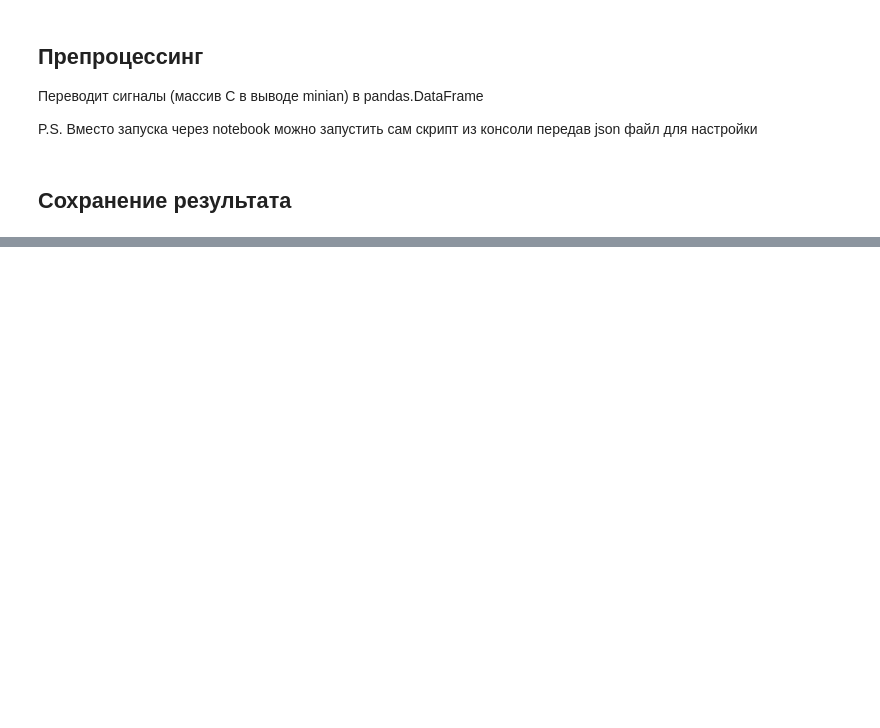
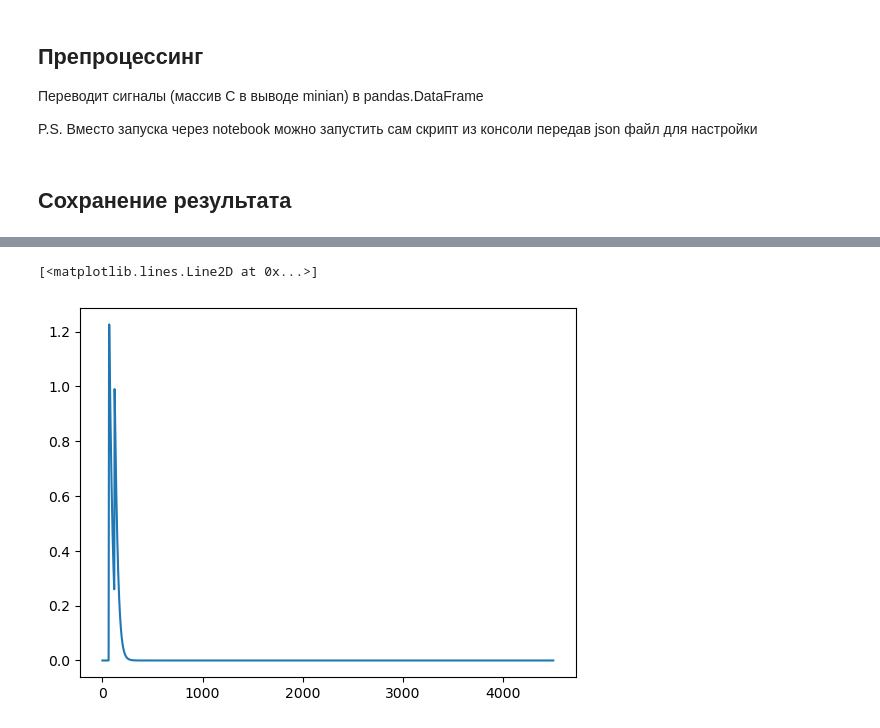
Before and after one commit to BaevDaniil/FMNA, a Jupyter notebook: preprocess.ipynb, the cells around one changed output, grey strips where cells are left out. Cells and saved outputs as stored; diff of their text form; code cells hidden in the pictures; blank space fills up the shorter version.

```diff
--- a/preprocess.ipynb
+++ b/preprocess.ipynb
@@ -44,0 +60,7 @@ preprocessor.saveSignals(signals, settings['save_path'])
+# %%
+import matplotlib.pyplot as plt
+
+plt.plot((d[91]))
+# %% [output]
+[<matplotlib.lines.Line2D at 0x...>]
+[figure, added]
```
Also changed, not shown: parts of 6 cells of this notebook, 6 other files.
